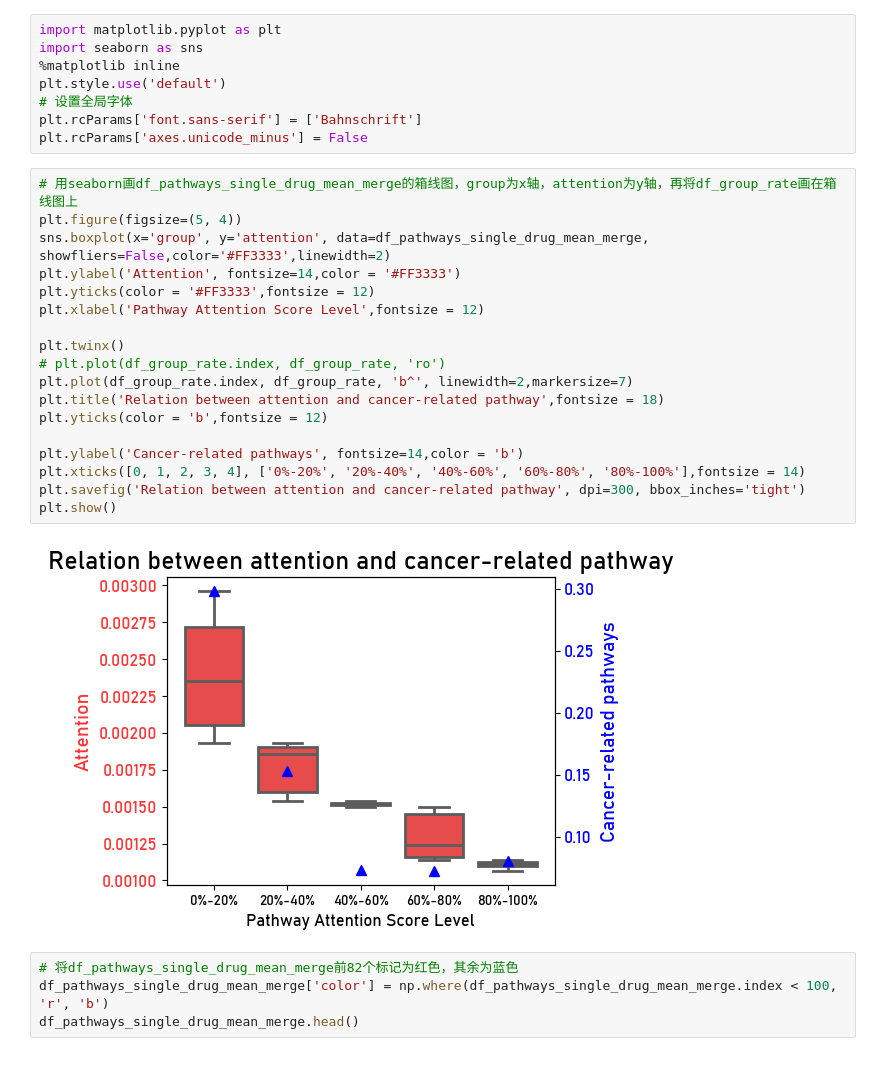
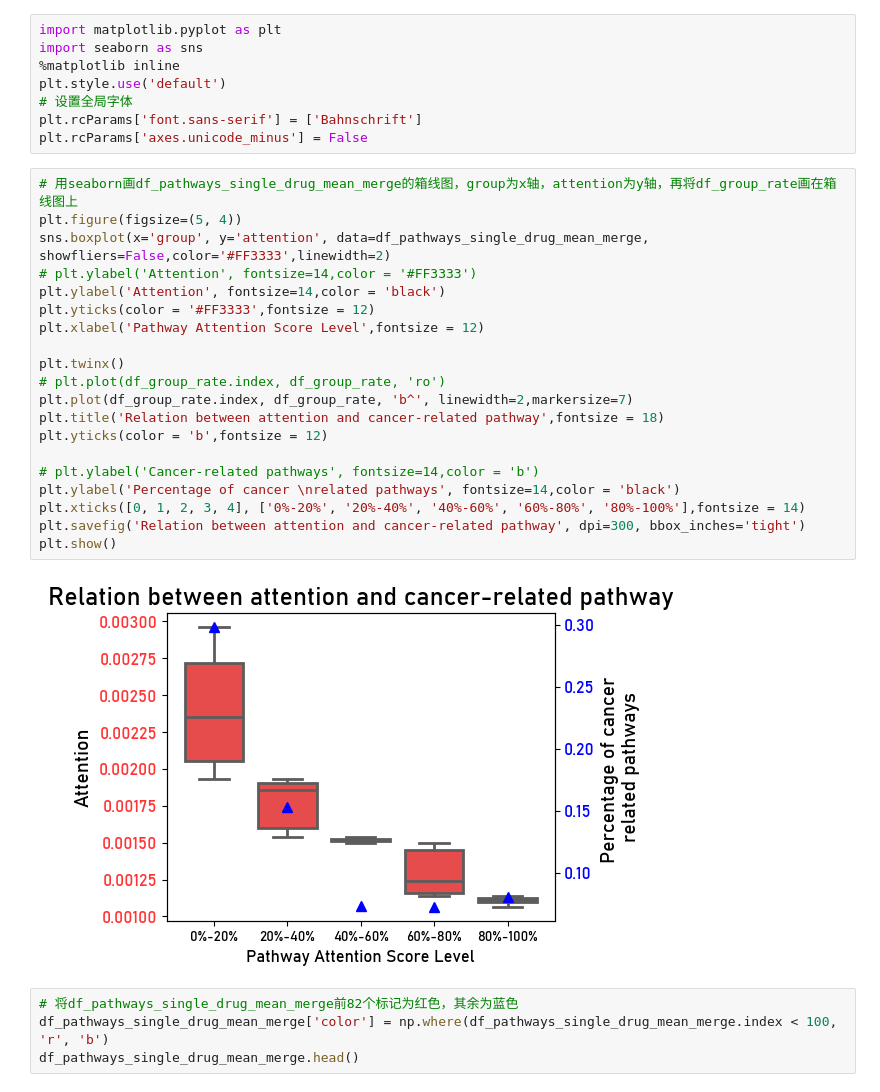
Before and after one commit to queryang/OmicsTransMCA, a Jupyter notebook: Figs/Fig3/Fig3c/所有癌症通路分五组分析癌症相关通路占比.ipynb, the cells around one changed output. Cells and saved outputs as stored; diff of their text form.

```diff
--- a/Figs/Fig3/Fig3c/所有癌症通路分五组分析癌症相关通路占比.ipynb
+++ b/Figs/Fig3/Fig3c/所有癌症通路分五组分析癌症相关通路占比.ipynb
@@ -145,23 +145,25 @@ plt.rcParams['axes.unicode_minus'] = False
 # %%
 # 用seaborn画df_pathways_single_drug_mean_merge的箱线图，group为x轴，attention为y轴，再将df_group_rate画在箱线图上
 plt.figure(figsize=(5, 4))
 sns.boxplot(x='group', y='attention', data=df_pathways_single_drug_mean_merge, showfliers=False,color='#FF3333',linewidth=2)
-plt.ylabel('Attention', fontsize=14,color = '#FF3333')
+# plt.ylabel('Attention', fontsize=14,color = '#FF3333')
+plt.ylabel('Attention', fontsize=14,color = 'black')
 plt.yticks(color = '#FF3333',fontsize = 12)
 plt.xlabel('Pathway Attention Score Level',fontsize = 12)
 
 plt.twinx()
 # plt.plot(df_group_rate.index, df_group_rate, 'ro')
 plt.plot(df_group_rate.index, df_group_rate, 'b^', linewidth=2,markersize=7)
 plt.title('Relation between attention and cancer-related pathway',fontsize = 18)
 plt.yticks(color = 'b',fontsize = 12)
 
-plt.ylabel('Cancer-related pathways', fontsize=14,color = 'b')
+# plt.ylabel('Cancer-related pathways', fontsize=14,color = 'b')
+plt.ylabel('Percentage of cancer \nrelated pathways', fontsize=14,color = 'black')
 plt.xticks([0, 1, 2, 3, 4], ['0%-20%', '20%-40%', '40%-60%', '60%-80%', '80%-100%'],fontsize = 14)
 plt.savefig('Relation between attention and cancer-related pathway', dpi=300, bbox_inches='tight')
 plt.show()
 # %% [output]
-[figure, old version]
+[figure, new version]
 # %%
 # 将df_pathways_single_drug_mean_merge前82个标记为红色，其余为蓝色
 df_pathways_single_drug_mean_merge['color'] = np.where(df_pathways_single_drug_mean_merge.index < 100, 'r', 'b')
```
Also changed, not shown: 9 other files.
